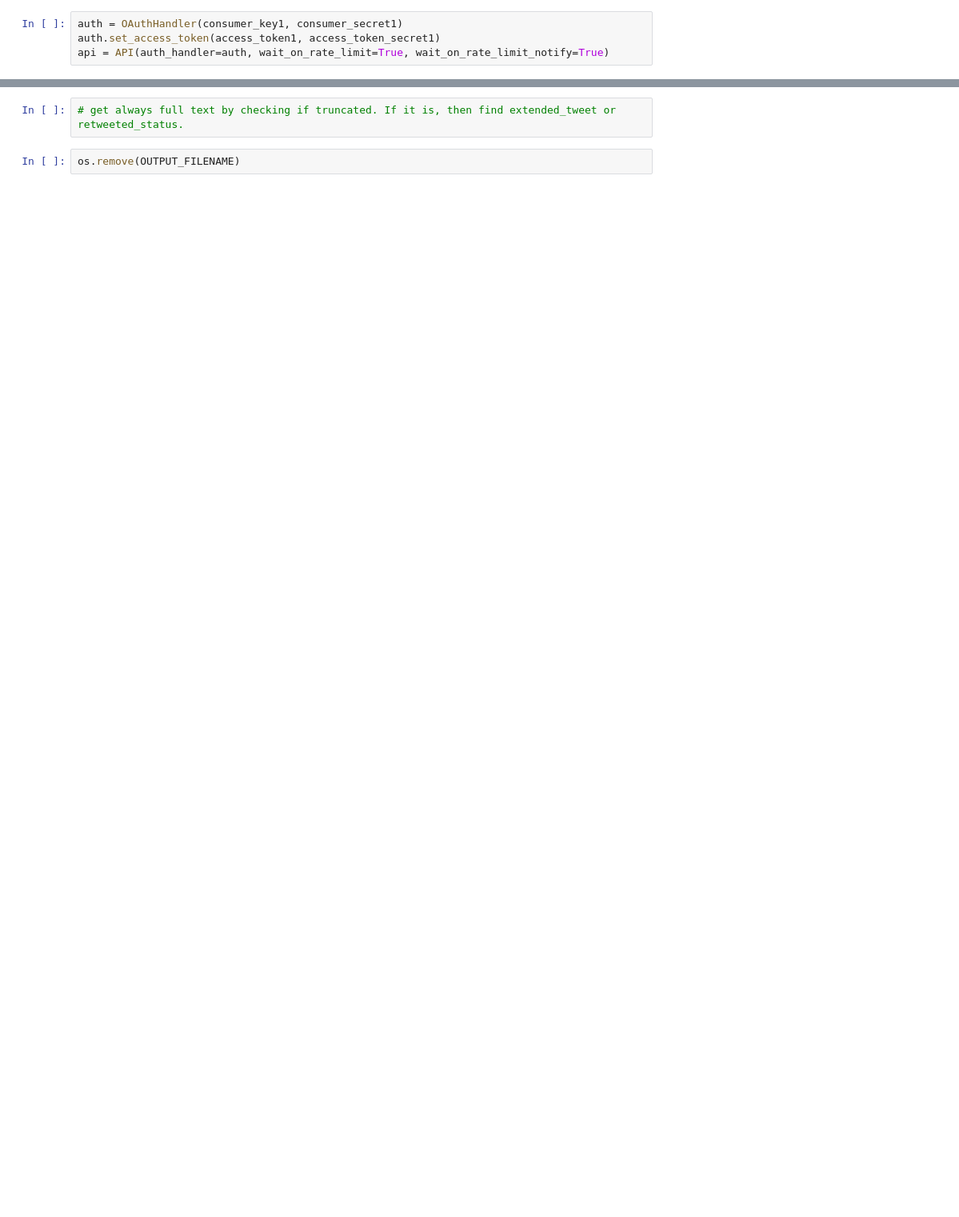
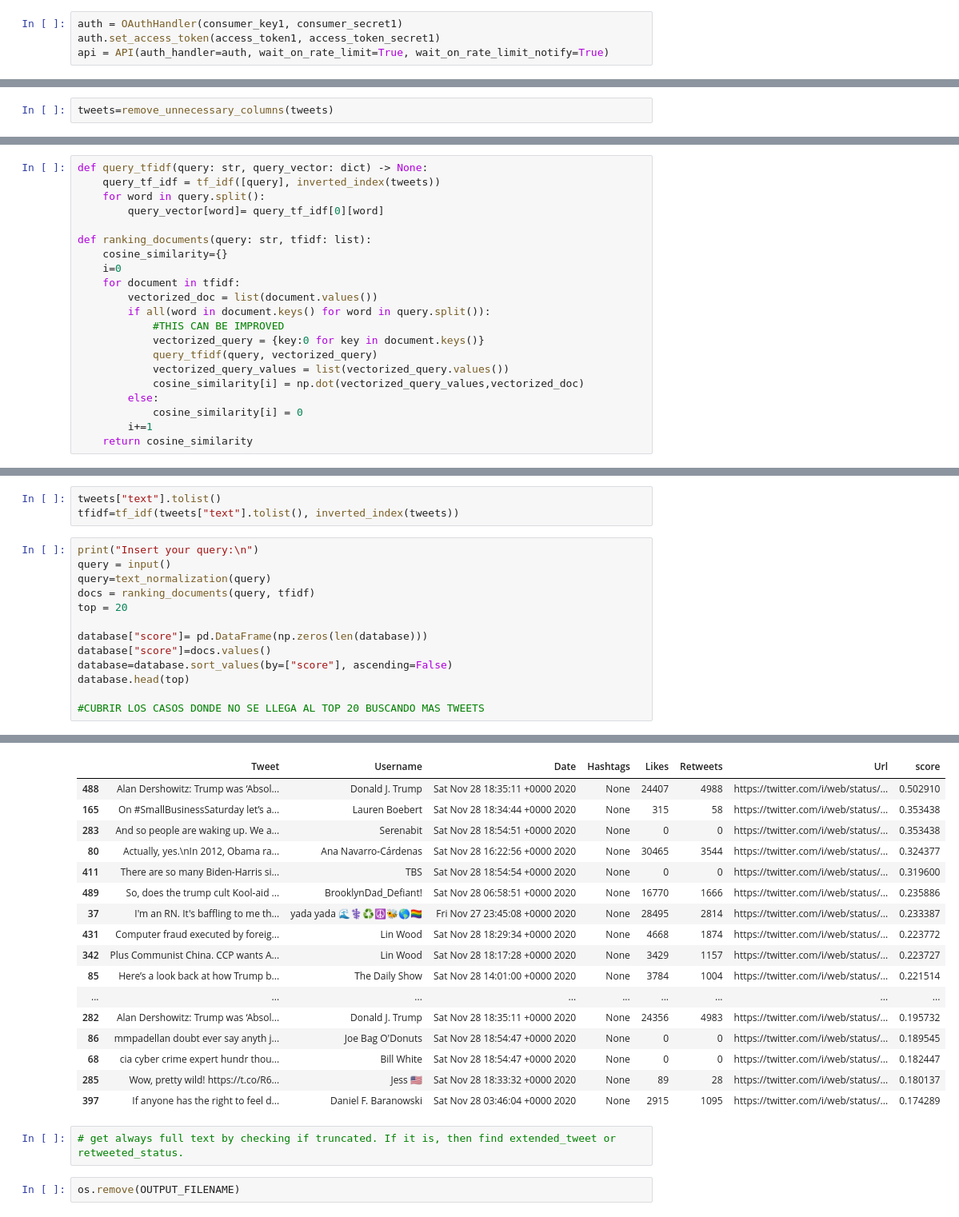
Before and after one commit to JianChen-IT/IR_Final_Project, a Jupyter notebook: IR_Final_Project.ipynb, the cells around one changed output, grey strips where cells are left out. Shown: that part at 80% size. Drawn from its saved outputs; the diff is of its cells as text; blank space fills up the shorter version.

```diff
--- a/IR_Final_Project.ipynb
+++ b/IR_Final_Project.ipynb
@@ -250,3 +248,5 @@ train=remove_unnecessary_columns(train)
+# %%
+tweets=remove_unnecessary_columns(tweets)
 # %%
 def inverted_index(data: pd.DataFrame)->dict:
     inv_index={}
@@ -300 +304,22 @@ def tf_idf_normalization(tf_idf: list):
+# %%
+def query_tfidf(query: str, query_vector: dict) -> None:
+    query_tf_idf = tf_idf([query], inverted_index(tweets))
+    for word in query.split():
+        query_vector[word]= query_tf_idf[0][word]
+
+def ranking_documents(query: str, tfidf: list):
+    cosine_similarity={}
+    i=0
+    for document in tfidf:
+        vectorized_doc = list(document.values())
+        if all(word in document.keys() for word in query.split()):
+            #THIS CAN BE IMPROVED
+            vectorized_query = {key:0 for key in document.keys()}
+            query_tfidf(query, vectorized_query)
+            vectorized_query_values = list(vectorized_query.values())
+            cosine_similarity[i] = np.dot(vectorized_query_values,vectorized_doc)
+        else:
+            cosine_similarity[i] = 0
+        i+=1
+    return cosine_similarity
 # %%
@@ -319,0 +334,17 @@ Insert your query:
+# %%
+tweets["text"].tolist()
+tfidf=tf_idf(tweets["text"].tolist(), inverted_index(tweets))
+# %%
+print("Insert your query:\n")
+query = input()
+query=text_normalization(query)
+docs = ranking_documents(query, tfidf)
+top = 20
+
+database["score"]= pd.DataFrame(np.zeros(len(database)))
+database["score"]=docs.values()
+database=database.sort_values(by=["score"], ascending=False)
+database.head(top)
+
+#CUBRIR LOS CASOS DONDE NO SE LLEGA AL TOP 20 BUSCANDO MAS TWEETS
+# %% [output]
@@ -320,3 +354,20 @@ Insert your query:
+|  | Tweet | Username | Date | Hashtags | Likes | Retweets | Url | score |
+| 488 | Alan Dershowitz: Trump was ‘Absol... | Donald J. Trump | Sat Nov 28 18:35:11 +0000 2020 | None | 24407 | 4988 | https://twitter.com/i/web/status/... | 0.502910 |
+| 165 | On #SmallBusinessSaturday let’s a... | Lauren Boebert | Sat Nov 28 18:34:44 +0000 2020 | None | 315 | 58 | https://twitter.com/i/web/status/... | 0.353438 |
+| 283 | And so people are waking up. We a... | Serenabit | Sat Nov 28 18:54:51 +0000 2020 | None | 0 | 0 | https://twitter.com/i/web/status/... | 0.353438 |
+| 80 | Actually, yes.\nIn 2012, Obama ra... | Ana Navarro-Cárdenas | Sat Nov 28 16:22:56 +0000 2020 | None | 30465 | 3544 | https://twitter.com/i/web/status/... | 0.324377 |
+| 411 | There are so many Biden-Harris si... | TBS | Sat Nov 28 18:54:54 +0000 2020 | None | 0 | 0 | https://twitter.com/i/web/status/... | 0.319600 |
+| 489 | So, does the trump cult Kool-aid ... | BrooklynDad_Defiant! | Sat Nov 28 06:58:51 +0000 2020 | None | 16770 | 1666 | https://twitter.com/i/web/status/... | 0.235886 |
+| 37 | I'm an RN. It's baffling to me th... | yada yada 🌊⚕♻️☮🐝🌎🏳️‍🌈 | Fri Nov 27 23:45:08 +0000 2020 | None | 28495 | 2814 | https://twitter.com/i/web/status/... | 0.233387 |
+| 431 | Computer fraud executed by foreig... | Lin Wood | Sat Nov 28 18:29:34 +0000 2020 | None | 4668 | 1874 | https://twitter.com/i/web/status/... | 0.223772 |
+| 342 | Plus Communist China. CCP wants A... | Lin Wood | Sat Nov 28 18:17:28 +0000 2020 | None | 3429 | 1157 | https://twitter.com/i/web/status/... | 0.223727 |
+| 85 | Here’s a look back at how Trump b... | The Daily Show | Sat Nov 28 14:01:00 +0000 2020 | None | 3784 | 1004 | https://twitter.com/i/web/status/... | 0.221514 |
+| ... | ... | ... | ... | ... | ... | ... | ... | ... |
+| 282 | Alan Dershowitz: Trump was ‘Absol... | Donald J. Trump | Sat Nov 28 18:35:11 +0000 2020 | None | 24356 | 4983 | https://twitter.com/i/web/status/... | 0.195732 |
+| 86 | mmpadellan doubt ever say anyth j... | Joe Bag O'Donuts | Sat Nov 28 18:54:47 +0000 2020 | None | 0 | 0 | https://twitter.com/i/web/status/... | 0.189545 |
+| 68 | cia cyber crime expert hundr thou... | Bill White | Sat Nov 28 18:54:47 +0000 2020 | None | 0 | 0 | https://twitter.com/i/web/status/... | 0.182447 |
+| 285 | Wow, pretty wild! https://t.co/R6... | Jess 🇺🇸 | Sat Nov 28 18:33:32 +0000 2020 | None | 89 | 28 | https://twitter.com/i/web/status/... | 0.180137 |
+| 397 | If anyone has the right to feel d... | Daniel F. Baranowski | Sat Nov 28 03:46:04 +0000 2020 | None | 2915 | 1095 | https://twitter.com/i/web/status/... | 0.174289 |
 # %%
 # get always full text by checking if truncated. If it is, then find extended_tweet or retweeted_status.
 # %%
```
Also changed, not shown: parts of 10 cells of this notebook.
